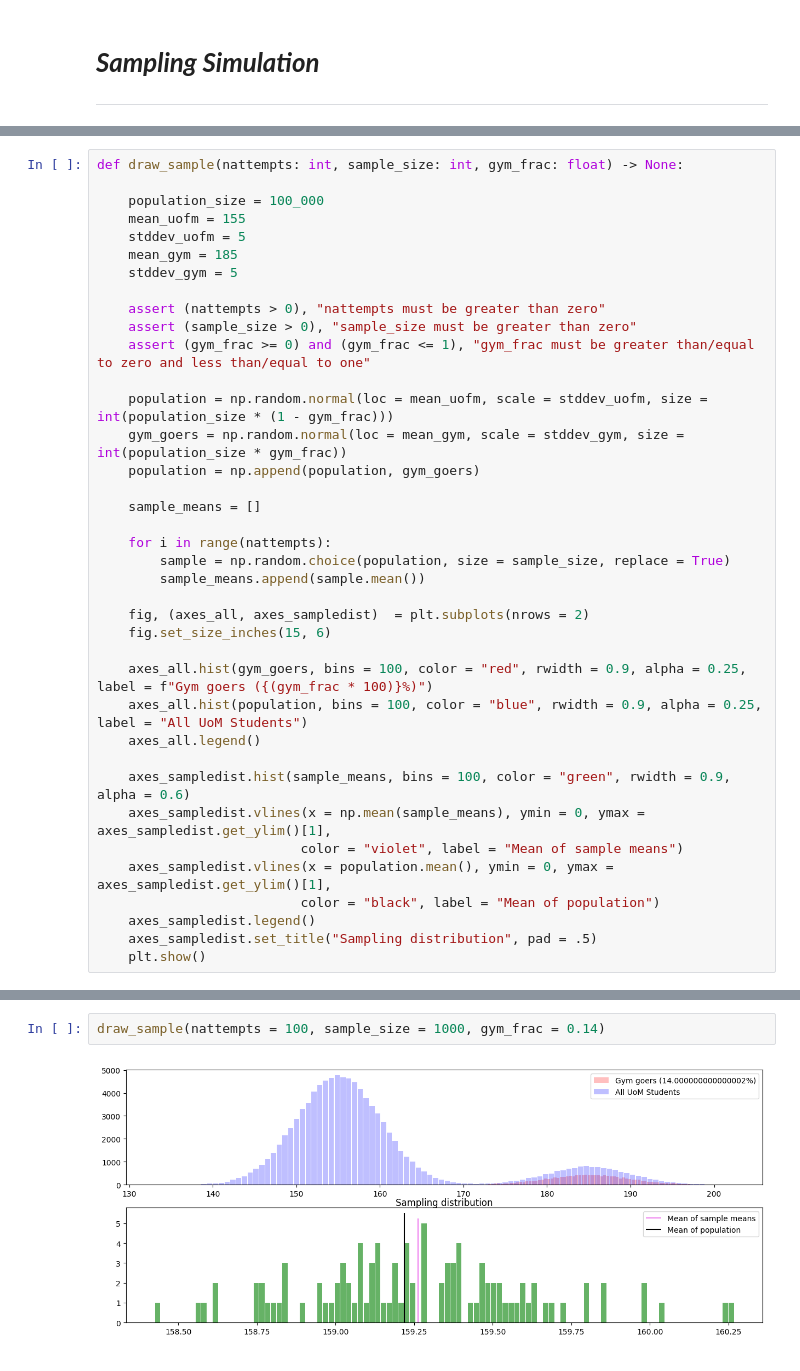
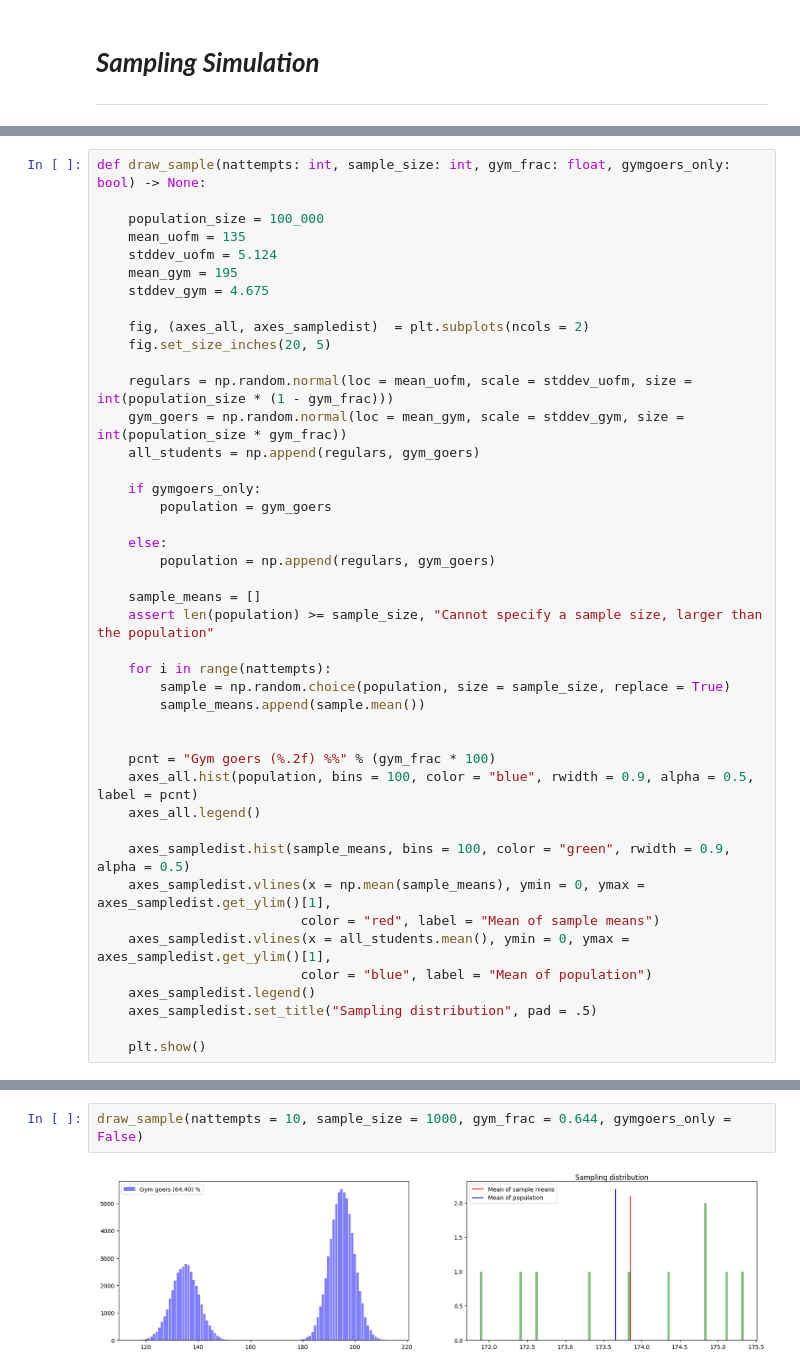
Before and after one commit to anoban/Understanding-and-Visualizing-Data-with-Python, a Jupyter notebook: anoban/Sampling Simulation.ipynb, the cells around one changed output, grey strips where cells are left out. Saved outputs shown, nothing was run; the diff lists cells and outputs as text.

```diff
--- a/anoban/Sampling Simulation.ipynb
+++ b/anoban/Sampling Simulation.ipynb
@@ -8,38 +11,43 @@ np.random.seed(2023 - 4 - 26)
 # %%
-def draw_sample(nattempts: int, sample_size: int, gym_frac: float) -> None:
+def draw_sample(nattempts: int, sample_size: int, gym_frac: float, gymgoers_only: bool) -> None:
 
     population_size = 100_000
-    mean_uofm = 155
-    stddev_uofm = 5
-    mean_gym = 185
-    stddev_gym = 5
+    mean_uofm = 135
+    stddev_uofm = 5.124
+    mean_gym = 195
+    stddev_gym = 4.675
 
-    assert (nattempts > 0), "nattempts must be greater than zero"
-    assert (sample_size > 0), "sample_size must be greater than zero"
-    assert (gym_frac >= 0) and (gym_frac <= 1), "gym_frac must be greater than/equal to zero and less than/equal to one"
+    fig, (axes_all, axes_sampledist)  = plt.subplots(ncols = 2)
+    fig.set_size_inches(20, 5)
 
-    population = np.random.normal(loc = mean_uofm, scale = stddev_uofm, size = int(population_size * (1 - gym_frac)))
+    regulars = np.random.normal(loc = mean_uofm, scale = stddev_uofm, size = int(population_size * (1 - gym_frac)))
     gym_goers = np.random.normal(loc = mean_gym, scale = stddev_gym, size = int(population_size * gym_frac))
-    population = np.append(population, gym_goers)
+    all_students = np.append(regulars, gym_goers)
+
+    if gymgoers_only:
+        population = gym_goers
+
+    else:
+        population = np.append(regulars, gym_goers)
 
     sample_means = []
+    assert len(population) >= sample_size, "Cannot specify a sample size, larger than the population"
 
     for i in range(nattempts):
         sample = np.random.choice(population, size = sample_size, replace = True)
         sample_means.append(sample.mean())
 
-    fig, (axes_all, axes_sampledist)  = plt.subplots(nrows = 2)
-    fig.set_size_inches(15, 6)
 
-    axes_all.hist(gym_goers, bins = 100, color = "red", rwidth = 0.9, alpha = 0.25, label = f"Gym goers ({(gym_frac * 100)}%)")
-    axes_all.hist(population, bins = 100, color = "blue", rwidth = 0.9, alpha = 0.25, label = "All UoM Students")
+    pcnt = "Gym goers (%.2f) %%" % (gym_frac * 100)
+    axes_all.hist(population, bins = 100, color = "blue", rwidth = 0.9, alpha = 0.5, label = pcnt)
     axes_all.legend()
 
-    axes_sampledist.hist(sample_means, bins = 100, color = "green", rwidth = 0.9, alpha = 0.6)
+    axes_sampledist.hist(sample_means, bins = 100, color = "green", rwidth = 0.9, alpha = 0.5)
     axes_sampledist.vlines(x = np.mean(sample_means), ymin = 0, ymax = axes_sampledist.get_ylim()[1],
-                          color = "violet", label = "Mean of sample means")
-    axes_sampledist.vlines(x = population.mean(), ymin = 0, ymax = axes_sampledist.get_ylim()[1],
-                          color = "black", label = "Mean of population")
+                          color = "red", label = "Mean of sample means")
+    axes_sampledist.vlines(x = all_students.mean(), ymin = 0, ymax = axes_sampledist.get_ylim()[1],
+                          color = "blue", label = "Mean of population")
     axes_sampledist.legend()
     axes_sampledist.set_title("Sampling distribution", pad = .5)
+
     plt.show()
@@ -46,5 +56,5 @@ def draw_sample(nattempts: int, sample_size: int, gym_frac: float) -> None:
 # %%
-draw_sample(nattempts = 100, sample_size = 1000, gym_frac = 0.14)
+draw_sample(nattempts = 10, sample_size = 1000, gym_frac = 0.644, gymgoers_only = False)
 # %% [output]
-[figure, old version]
+[figure, new version]
 # %%
```
Also changed, not shown: parts of 16 cells of this notebook, 1 other file.
